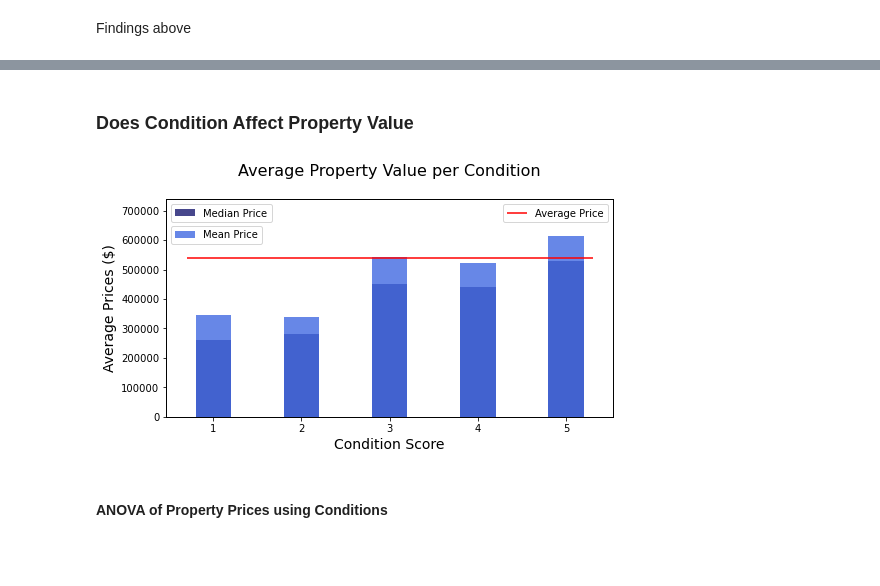
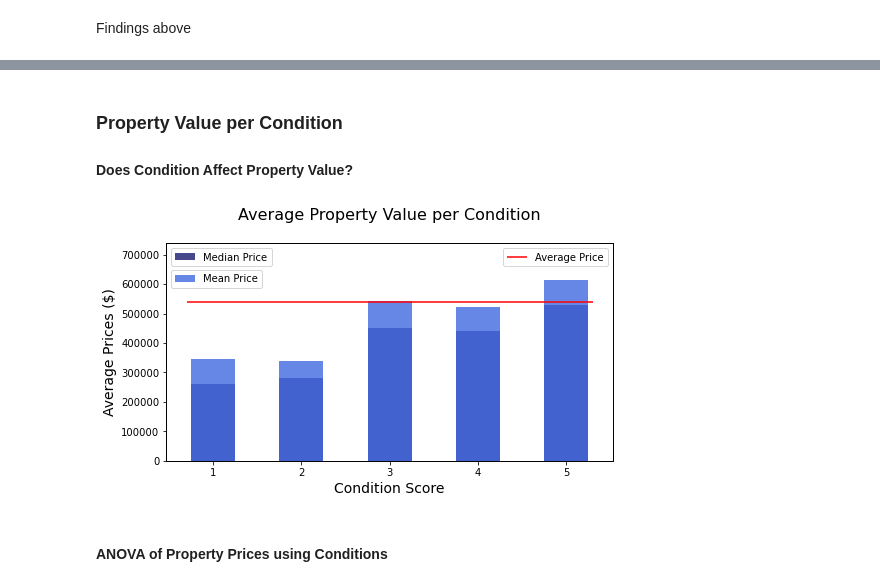
Before and after one commit to yunghanjeong/King_County_Housing_Price_Prediction, a Jupyter notebook: housing_price_prediction.ipynb, the cells around one changed output, grey strips where cells are left out. Cells and saved outputs as stored; diff of their text form; code cells hidden in the pictures; blank space fills up the shorter version.

```diff
--- a/housing_price_prediction.ipynb
+++ b/housing_price_prediction.ipynb
@@ -185,5 +204,6 @@ kc_df.plot(kind="scatter", x="zipcode", y="price")
 # %% [markdown]
-### Does Condition Affect Property Value
+### Property Value per Condition
+#### Does Condition Affect Property Value?
 # %%
 #-------------------Conditions Calculation--------------------------------#
 condition_mean = kc_df.groupby("condition")["price"].mean()
@@ -195,39 +215,40 @@ condition_score = np.arange(1,6)
 fig, ax = plt.subplots(figsize=(8,4))
 ax2 = ax.twinx() #set ax2 on same x axis as ax
 ax3 = ax.twinx() #same as above, for hline
+width = 0.5
 
 #barplots
 ax.bar(x=condition_score, height=condition_median, width=width,
        label="Median Price", color="midnightblue", alpha=0.8)
 ax2.bar(x=condition_score, height=condition_mean, width=width,
         label="Mean Price", color="royalblue", alpha=0.8)
 
 #horizontal line for mean price
 ax3.hlines(kc_mean_price, .7 ,5.3, colors="red", label="Average Price")
 
 #set ylimit to the same scale and display only 1
 ax.set_ylim(0,1.2*condition_mean.max())
 ax2.set_ylim(0,1.2*condition_mean.max())
 ax3.set_ylim(0,1.2*condition_mean.max())
 ax2.yaxis.set_visible(False) #hide the 2nd axis
 ax3.yaxis.set_visible(False)
 
 #set legend positions
 ax.legend(bbox_to_anchor=(0,0,1,1), loc="upper left")
 ax2.legend(bbox_to_anchor=(0,-.1,1,1), loc="upper left")
 ax3.legend(bbox_to_anchor=(0,0,1,1), loc="upper right")
 
 #prettify graph
 ax.set_ylabel("Average Prices ($)", size=14)
 ax.set_xlabel("Condition Score", size=14)
 plt.title("Average Property Value per Condition", size=16, y=1.08)
 
 #uncomment line below to export image
-plt.savefig("images/condition_value.png",bbox_inches = "tight")
+# plt.savefig("images/condition_value.png",bbox_inches = "tight")
 plt.legend()
 plt.show();
 # %% [output]
-[figure, old version]
+[figure, new version]
 # %% [markdown]
 #### ANOVA of Property Prices using Conditions
 # %%
```
Also changed, not shown: parts of 63 cells of this notebook, 9 other files.
